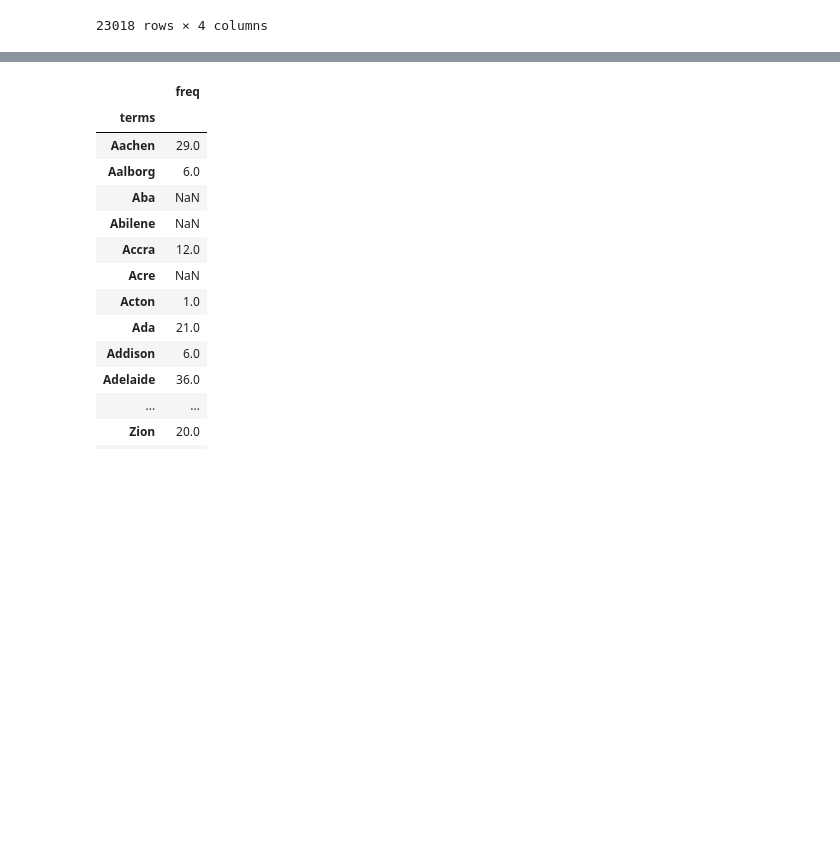
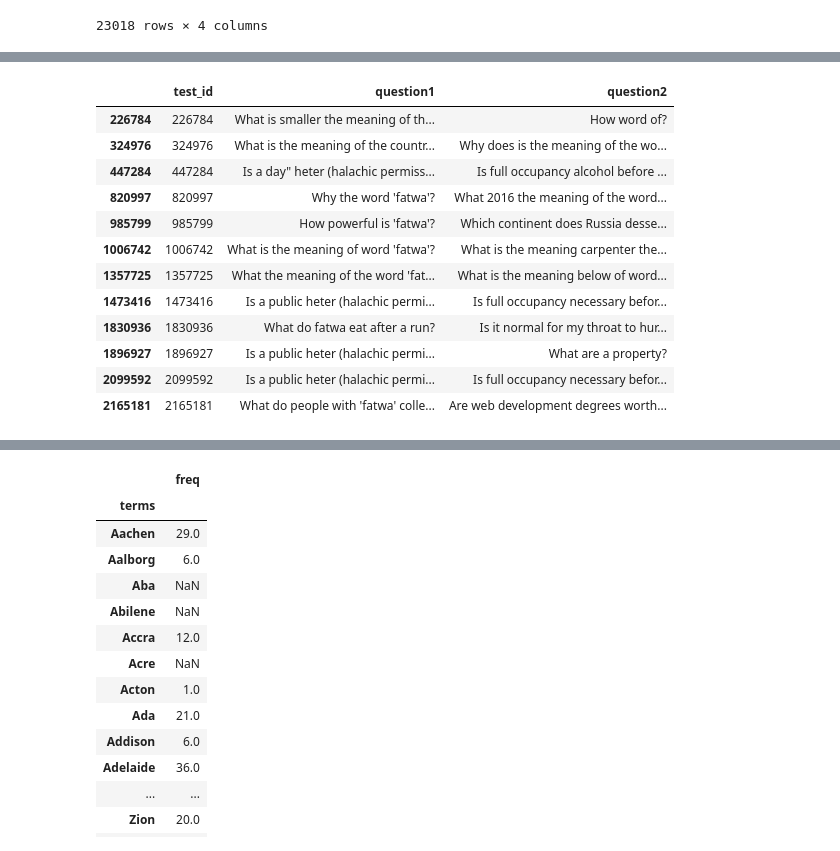
Before and after one commit to avsolatorio/kaggle-quora-question-pairs, a Jupyter notebook: src/Quora Question Pairs EDA.ipynb, the cells around one changed output, grey strips where cells are left out. Cells and saved outputs as stored; diff of their text form; code cells hidden in the pictures; blank space fills up the shorter version.

```diff
--- a/src/Quora Question Pairs EDA.ipynb
+++ b/src/Quora Question Pairs EDA.ipynb
@@ -161,0 +256,16 @@ Name: Sofia, dtype: int64
+# %%
+test_df[test_df.question1.str.contains('fatwa')]
+# %% [output]
+|  | test_id | question1 | question2 |
+| 226784 | 226784 | What is smaller the meaning of th... | How word of? |
+| 324976 | 324976 | What is the meaning of the countr... | Why does is the meaning of the wo... |
+| 447284 | 447284 | Is a day" heter (halachic permiss... | Is full occupancy alcohol before ... |
+| 820997 | 820997 | Why the word 'fatwa'? | What 2016 the meaning of the word... |
+| 985799 | 985799 | How powerful is 'fatwa'? | Which continent does Russia desse... |
+| 1006742 | 1006742 | What is the meaning of word 'fatwa'? | What is the meaning carpenter the... |
+| 1357725 | 1357725 | What the meaning of the word 'fat... | What is the meaning below of word... |
+| 1473416 | 1473416 | Is a public heter (halachic permi... | Is full occupancy necessary befor... |
+| 1830936 | 1830936 | What do fatwa eat after a run? | Is it normal for my throat to hur... |
+| 1896927 | 1896927 | Is a public heter (halachic permi... | What are a property? |
+| 2099592 | 2099592 | Is a public heter (halachic permi... | Is full occupancy necessary befor... |
+| 2165181 | 2165181 | What do people with 'fatwa' colle... | Are web development degrees worth... |
```
Also changed, not shown: parts of 10 cells of this notebook, 4 other files.
